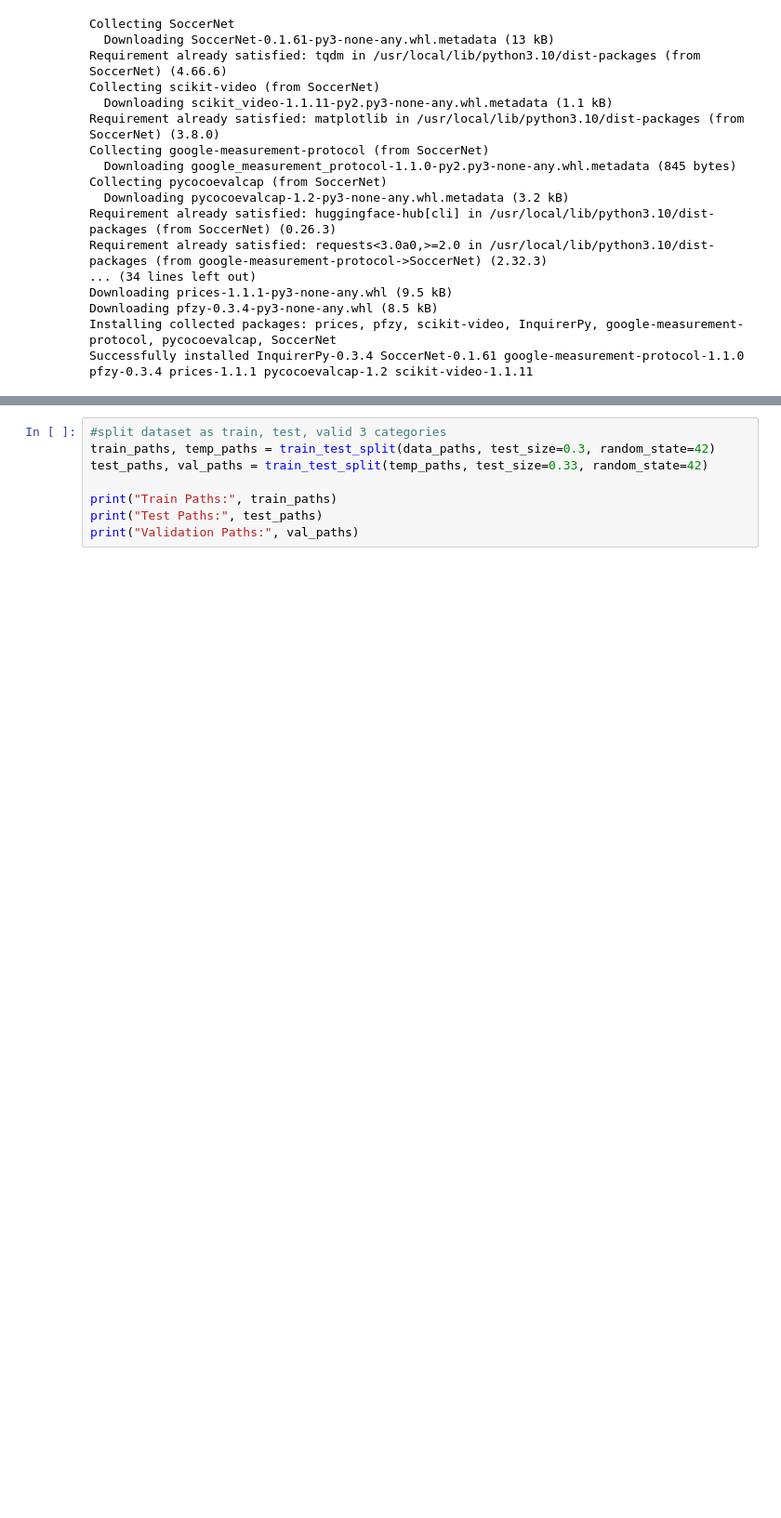
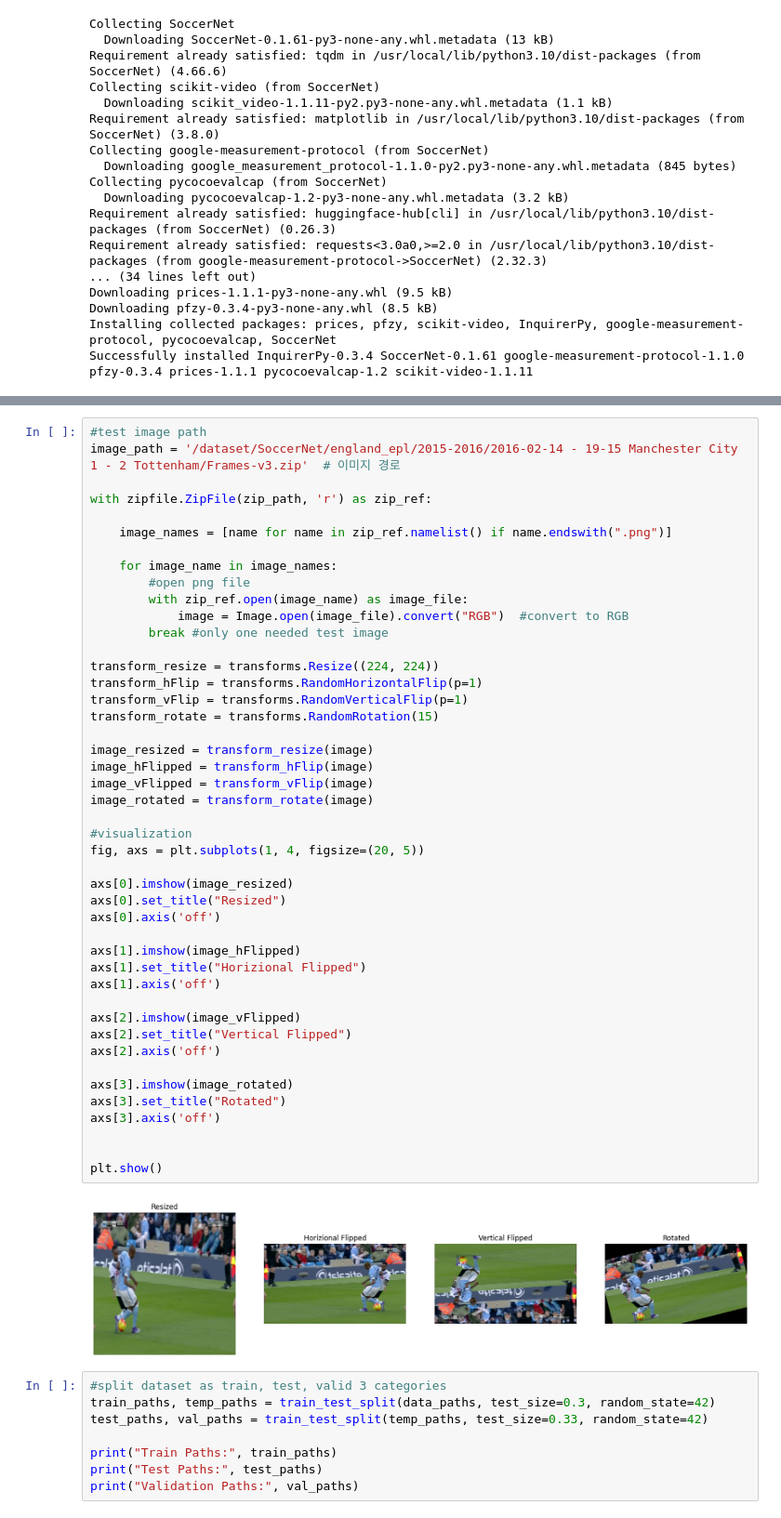
Before and after one commit to jiyeonyooo/20242R0136COSE47402, a Jupyter notebook: final_project/2021320011_final_project.ipynb, the cells around one changed output, grey strips where cells are left out. Shown at 93% size. Saved outputs shown, nothing was run; the diff lists cells and outputs as text; blank space fills up the shorter version.

```diff
--- a/final_project/2021320011_final_project.ipynb
+++ b/final_project/2021320011_final_project.ipynb
@@ -237,3 +247,50 @@ data_paths = [
+# %%
+#test image path
+image_path = '/dataset/SoccerNet/england_epl/2015-2016/2016-02-14 - 19-15 Manchester City 1 - 2 Tottenham/Frames-v3.zip'  # 이미지 경로
+
+with zipfile.ZipFile(zip_path, 'r') as zip_ref:
+
+    image_names = [name for name in zip_ref.namelist() if name.endswith(".png")]
+
+    for image_name in image_names:
+        #open png file
+        with zip_ref.open(image_name) as image_file:
+            image = Image.open(image_file).convert("RGB")  #convert to RGB
+        break #only one needed test image
+
+transform_resize = transforms.Resize((224, 224))
+transform_hFlip = transforms.RandomHorizontalFlip(p=1)
+transform_vFlip = transforms.RandomVerticalFlip(p=1)
+transform_rotate = transforms.RandomRotation(15)
+
+image_resized = transform_resize(image)
+image_hFlipped = transform_hFlip(image)
+image_vFlipped = transform_vFlip(image)
+image_rotated = transform_rotate(image)
+
+#visualization
+fig, axs = plt.subplots(1, 4, figsize=(20, 5))
+
+axs[0].imshow(image_resized)
+axs[0].set_title("Resized")
+axs[0].axis('off')
+
+axs[1].imshow(image_hFlipped)
+axs[1].set_title("Horizional Flipped")
+axs[1].axis('off')
+
+axs[2].imshow(image_vFlipped)
+axs[2].set_title("Vertical Flipped")
+axs[2].axis('off')
+
+axs[3].imshow(image_rotated)
+axs[3].set_title("Rotated")
+axs[3].axis('off')
+
+
+plt.show()
+# %% [output]
+[figure, added]
 # %%
 #split dataset as train, test, valid 3 categories
 train_paths, temp_paths = train_test_split(data_paths, test_size=0.3, random_state=42)
```
Also changed, not shown: parts of 11 cells of this notebook.
